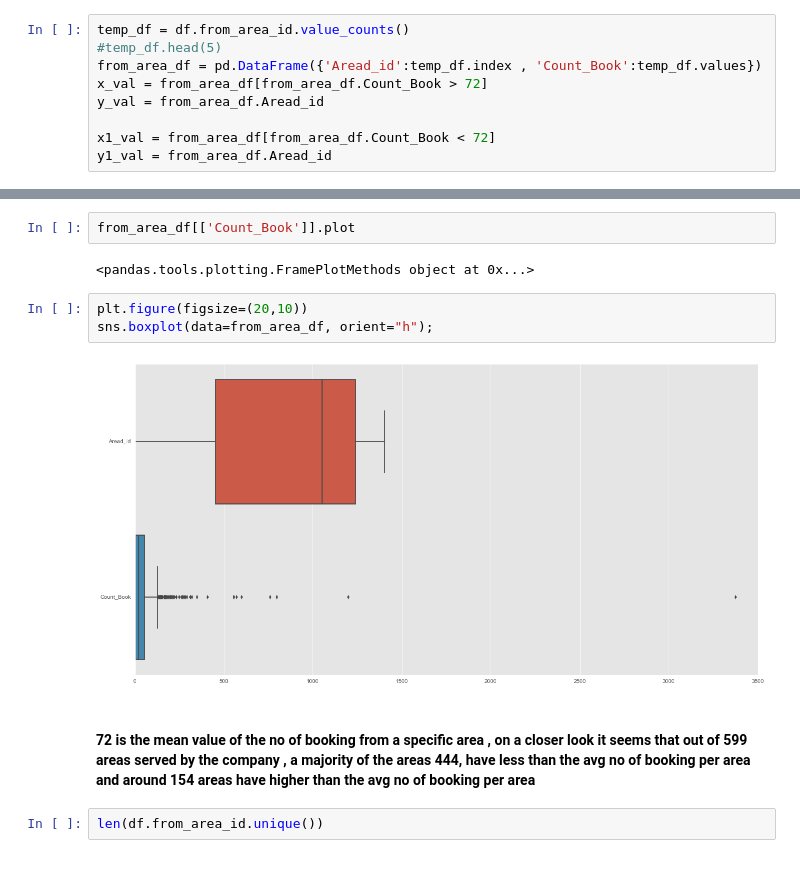
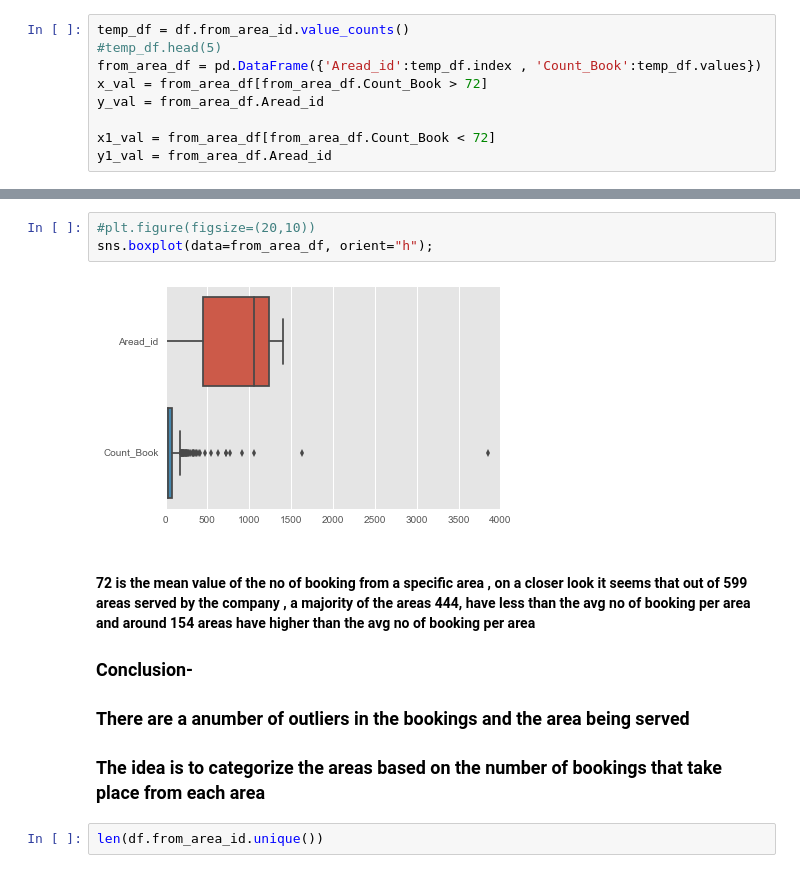
Before and after one commit to devesh1412/DS-SF-23, a Jupyter notebook: final-project/final_analysis/Final_Project_30JUN.ipynb, the cells around one changed output, grey strips where cells are left out. Drawn from its saved outputs; the diff is of its cells as text.

```diff
--- a/final-project/final_analysis/Final_Project_30JUN.ipynb
+++ b/final-project/final_analysis/Final_Project_30JUN.ipynb
@@ -334,14 +341,14 @@ sns.violinplot(x=x1_val, y=y1_val)
-# %%
-from_area_df[['Count_Book']].plot
-# %% [output]
-<pandas.tools.plotting.FramePlotMethods object at 0x...>
 # %%
-plt.figure(figsize=(20,10))
+#plt.figure(figsize=(20,10))
 sns.boxplot(data=from_area_df, orient="h");
 # %% [output]
-[figure, old version]
+[figure, new version]
 # %% [markdown]
 #### 72 is the mean value of the no of booking from a specific area , on a closer look it seems that out of 599 areas served by the company , a majority of the areas 444, have less than the avg no of booking per area and around 154 areas have higher than the avg no of booking per area
+
+### Conclusion-
+### There are a anumber of outliers in the bookings and the area being served
+### The idea is to categorize the areas based on the number of bookings that take place from each area
 # %%
 len(df.from_area_id.unique())
 # %% [output]
```
Also changed, not shown: parts of 33 cells of this notebook.
